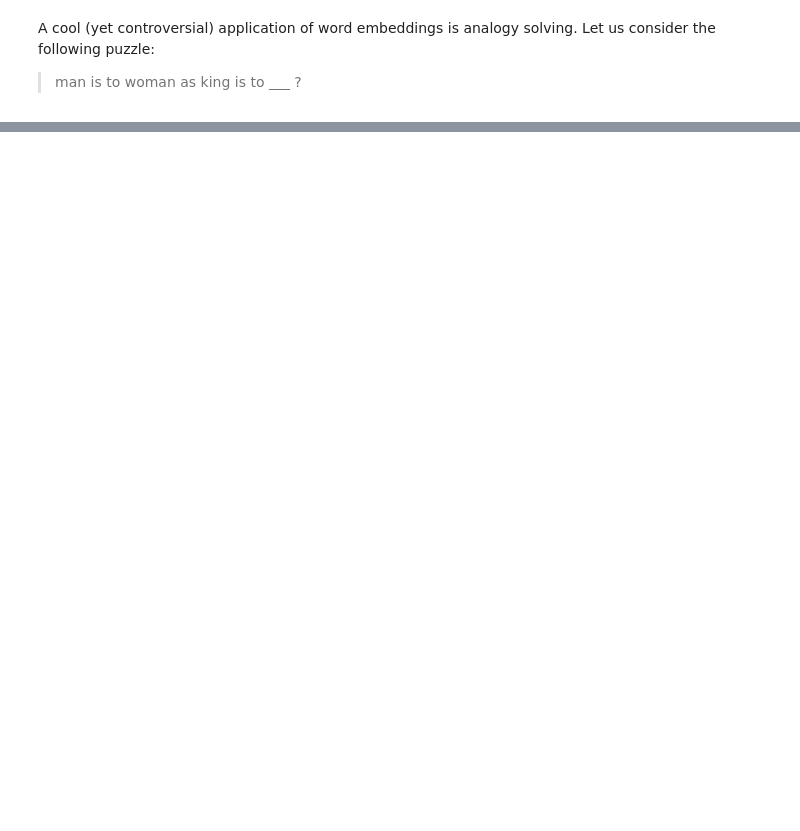
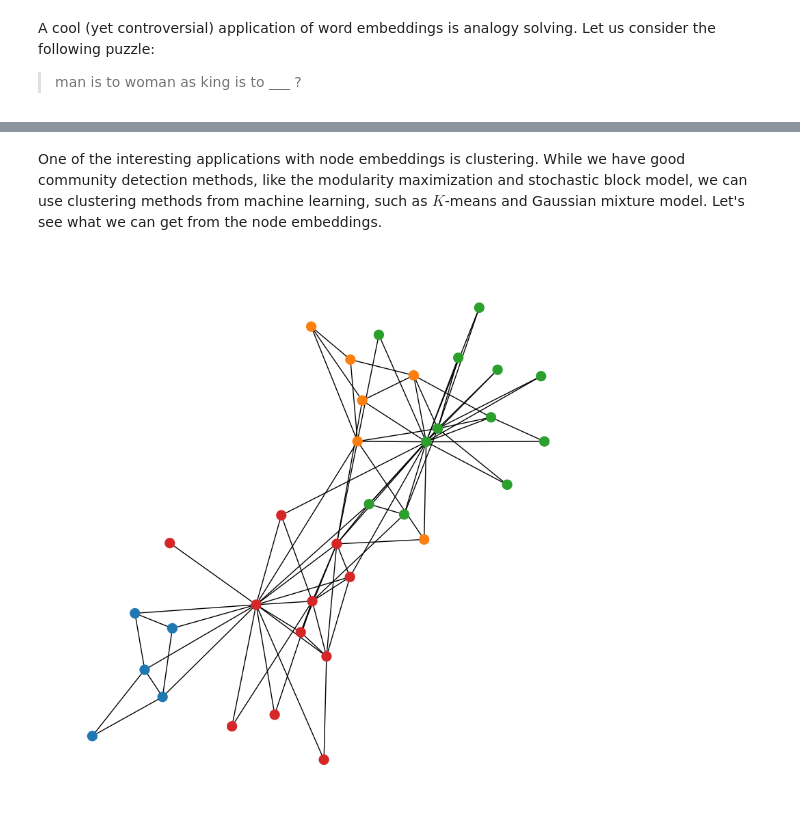
Before and after one commit to skojaku/adv-net-sci, a Jupyter notebook: notebooks/exercise-m08-embedding.ipynb, the cells around one changed output, grey strips where cells are left out. Cells and saved outputs as stored; diff of their text form; code cells hidden in the pictures; blank space fills up the shorter version.

```diff
--- a/notebooks/exercise-m08-embedding.ipynb
+++ b/notebooks/exercise-m08-embedding.ipynb
@@ -190,0 +282,4 @@ ax.set_axis_off()
+# %%
+from gensim.models import Word2Vec
+
+model = Word2Vec(walks, vector_size=32, window=3, min_count=1, sg=1, hs = 1)
@@ -190,0 +353,44 @@ ax.set_axis_off()
+# %% [markdown]
+One of the interesting applications with node embeddings is clustering. While we have good community detection methods, like the modularity maximization and stochastic block model, we can use clustering methods from machine learning, such as $K$-means and Gaussian mixture model. Let's see what we can get from the node embeddings.
+# %%
+from sklearn.cluster import KMeans
+from sklearn.metrics import silhouette_score
+
+# Determine the optimal number of clusters using the silhouette score
+def Kmeans_with_silhouette(embedding, n_clusters_range=(2, 10)):
+    silhouette_scores = []
+
+    # Iterate over a range of cluster numbers from 2 to 9
+    for n_clusters in range(*n_clusters_range):
+        # Create a KMeans object with the current number of clusters
+        kmeans = KMeans(n_clusters=n_clusters)
+
+        # Fit the KMeans model to the embedding data
+        kmeans.fit(embedding)
+
+        # Calculate the silhouette score for the current clustering
+        score = silhouette_score(embedding, kmeans.labels_)
+
+        # Append the number of clusters and its corresponding silhouette score to the list
+        silhouette_scores.append((n_clusters, score))
+
+    # Find the number of clusters that has the highest silhouette score
+    optimal_n_clusters = max(silhouette_scores, key=lambda x: x[1])[0]
+
+    # Create a KMeans object with the optimal number of clusters
+    kmeans = KMeans(n_clusters=optimal_n_clusters)
+
+    # Fit the KMeans model to the embedding data with the optimal number of clusters
+    kmeans.fit(embedding)
+
+    # Return the labels (cluster assignments) for each data point
+    return kmeans.labels_
+# %%
+import seaborn as sns
+detected_labels = Kmeans_with_silhouette(embedding)
+cmap = sns.color_palette().as_hex()
+plt.figure(figsize=(8, 8))
+nx.draw(G, node_color=[cmap[label] for label in detected_labels], with_labels=False, node_size=100)
+plt.show()
+# %% [output]
+[figure, added]
```
Also changed, not shown: parts of 22 cells of this notebook, 7 other files.
